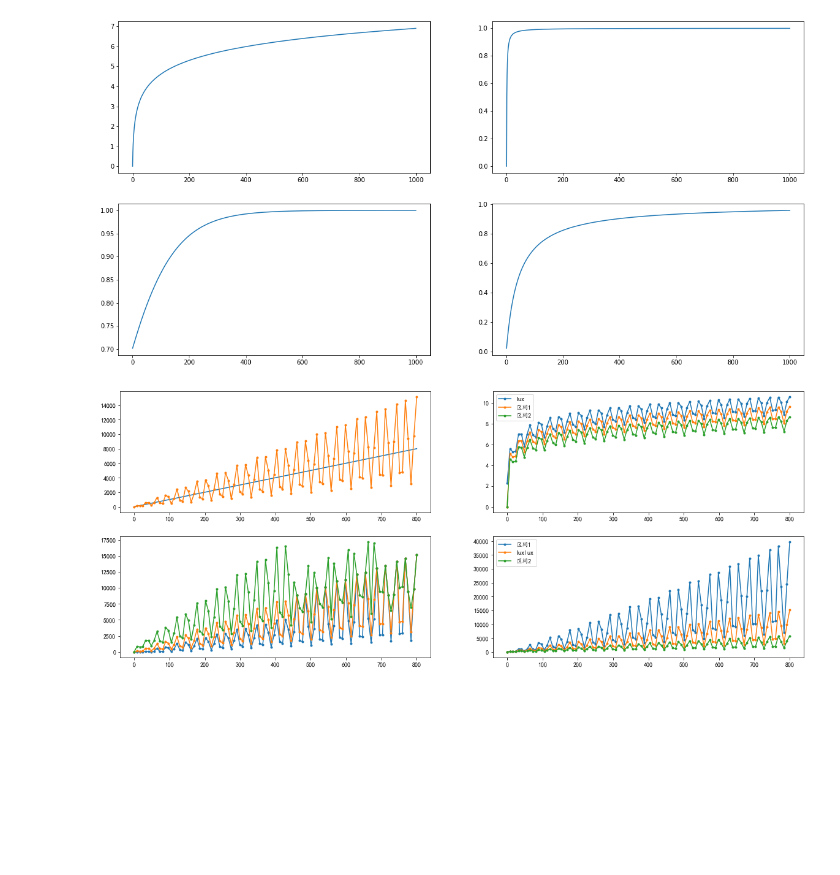
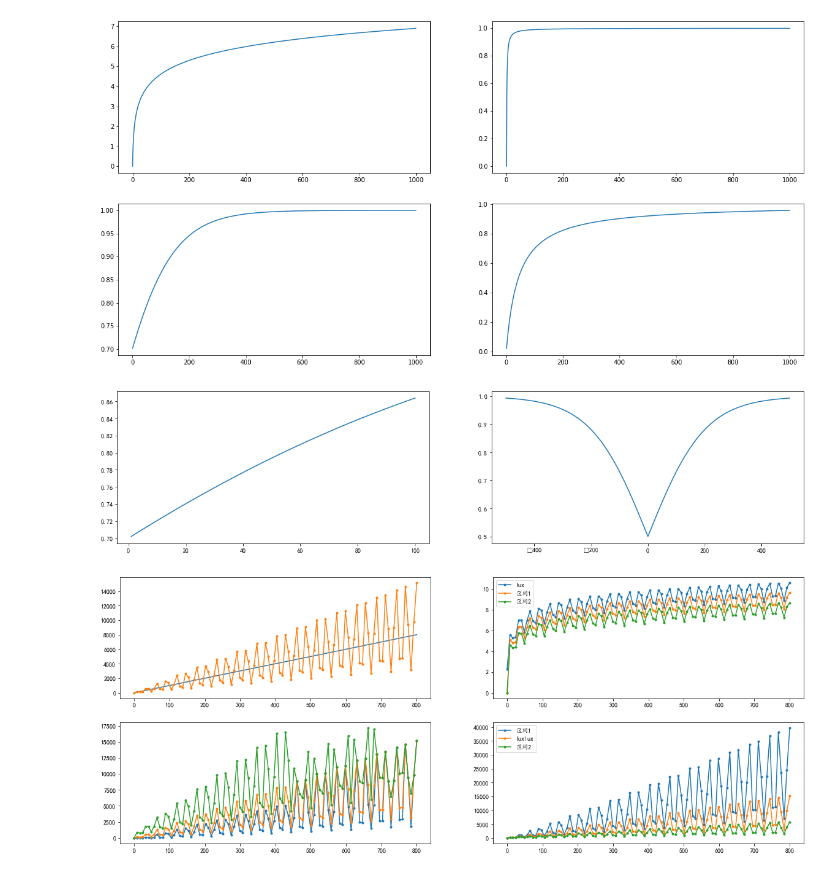
Before and after one commit to Whu-wxy/AmbientLightLab, a Jupyter notebook: contract.ipynb, the cells around one changed output. Cells and saved outputs as stored; diff of their text form; code cells hidden in the pictures; blank space fills up the shorter version.

```diff
--- a/contract.ipynb
+++ b/contract.ipynb
@@ -384,6 +498,36 @@ plt.plot(x, y)
 plt.show()
 # %% [output]
 [figure]
+# %%
+def calLogistic(deltaLux, blog):
+    if blog:
+        return 1/(1+np.exp(-0.01*np.exp(deltaLux)))
+    else:
+        return 1/(1+np.exp(-0.01*deltaLux))
+plt.figure(figsize = (20,10))
+
+x = np.linspace(1, 100, 100, endpoint=True)
+log_x = np.log(x)
+# y  = 1 - 1/np.exp(0.001*log_x)
+y = 0.7*np.exp(0.01*np.exp(log_x))/(1+0.7*(np.exp(0.01*np.exp(log_x))-1))
+plt.subplot(2,2,1)
+plt.plot(x, y)
+
+y = []
+for x in range(-500, 500):
+    if x < 0:
+        y.append(1-calLogistic(x, False))
+    else:
+        y.append(calLogistic(x, False))
+x = np.linspace(-500, 500, len(y), endpoint=True)
+
+plt.subplot(2,2,2)
+plt.plot(x, y)
+
+
+plt.show()
+# %% [output]
+[figure, added]
 # %%
 def stableBySection(lastStable):
     # left
```
Also changed, not shown: parts of 7 cells of this notebook, 1 other file.
